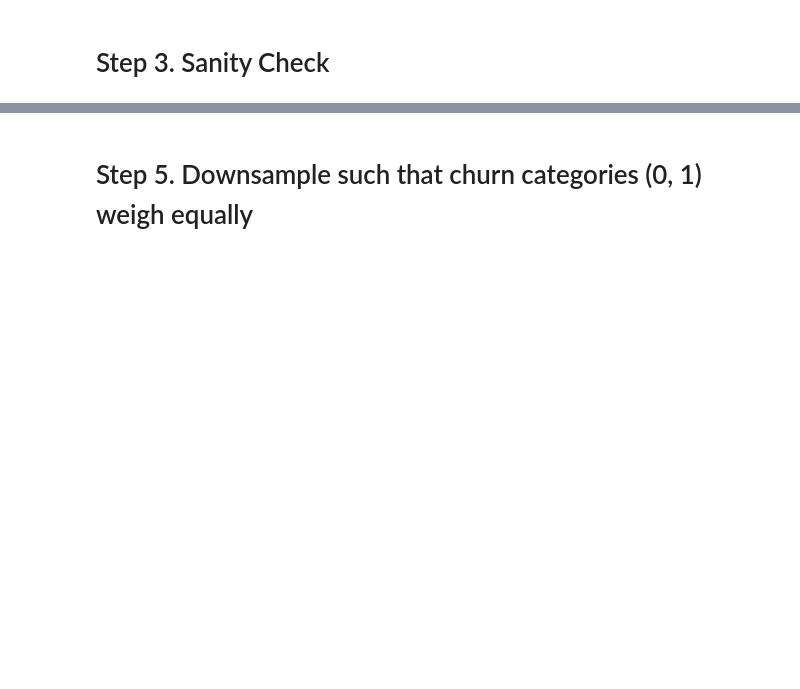
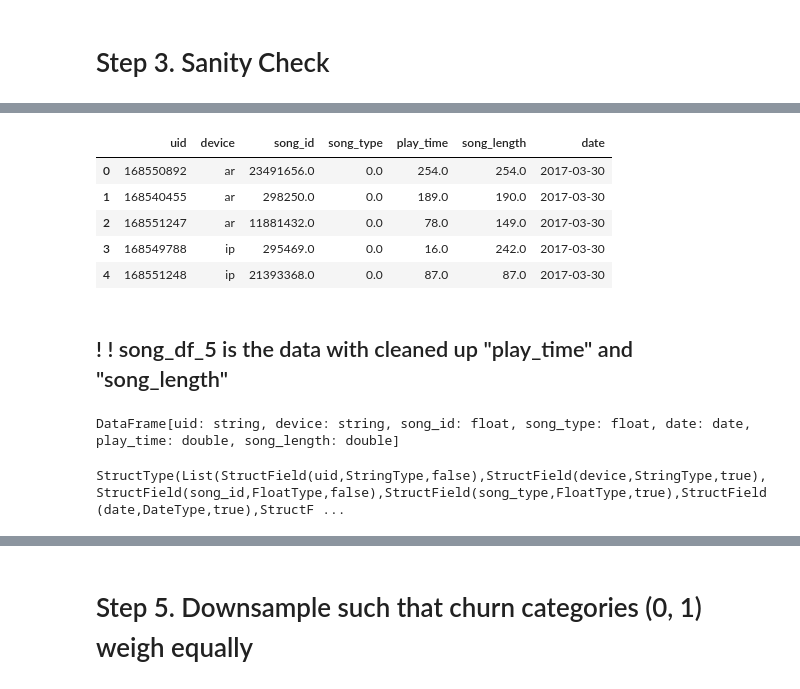
Before and after one commit to ZiweiDuan/MusicBox, a Jupyter notebook: Codes/5_Spark ETL (Extract & Transform & Load).ipynb, the cells around one changed output, grey strips where cells are left out. Cells and saved outputs as stored; diff of their text form; code cells hidden in the pictures; blank space fills up the shorter version.

```diff
--- a/Codes/5_Spark ETL (Extract & Transform & Load).ipynb
+++ b/Codes/5_Spark ETL (Extract & Transform & Load).ipynb
@@ -168,0 +159,16 @@ pd.DataFrame(song_df.take(5), columns=song_df.columns)
+# %%
+song_df_3 = song_df_2.drop('file_name') \
+                     .filter(song_df_2.date>='2017-03-30') \
+                     .filter(song_df_2.song_length > 0) \
+                     .filter(song_df_2.song_length < 10E6) \
+                     .filter(song_df_2.play_time >= 0) \
+                     .filter(song_df_2.play_time<10E6)
+# %%
+pd.DataFrame(song_df_3.take(5), columns=song_df_3.columns)
+# %% [output]
+|  | uid | device | song_id | song_type | play_time | song_length | date |
+| 0 | 168550892 | ar | 23491656.0 | 0.0 | 254.0 | 254.0 | 2017-03-30 |
+| 1 | 168540455 | ar | 298250.0 | 0.0 | 189.0 | 190.0 | 2017-03-30 |
+| 2 | 168551247 | ar | 11881432.0 | 0.0 | 78.0 | 149.0 | 2017-03-30 |
+| 3 | 168549788 | ip | 295469.0 | 0.0 | 16.0 | 242.0 | 2017-03-30 |
+| 4 | 168551248 | ip | 21393368.0 | 0.0 | 87.0 | 87.0 | 2017-03-30 |
@@ -168,0 +193,2 @@ pd.DataFrame(song_df.take(5), columns=song_df.columns)
+# %% [markdown]
+## ! ! song_df_5 is the data with cleaned up "play_time" and "song_length"
@@ -168,0 +200,8 @@ pd.DataFrame(song_df.take(5), columns=song_df.columns)
+# %%
+song_df_5.persist(MEMORY_AND_DISK_SER)
+# %% [output]
+DataFrame[uid: string, device: string, song_id: float, song_type: float, date: date, play_time: double, song_length: double]
+# %%
+song_df_5.schema
+# %% [output]
+StructType(List(StructField(uid,StringType,false),StructField(device,StringType,true),StructField(song_id,FloatType,false),StructField(song_type,FloatType,true),StructField(date,DateType,true),StructF ...
```
Also changed, not shown: parts of 129 cells of this notebook.
